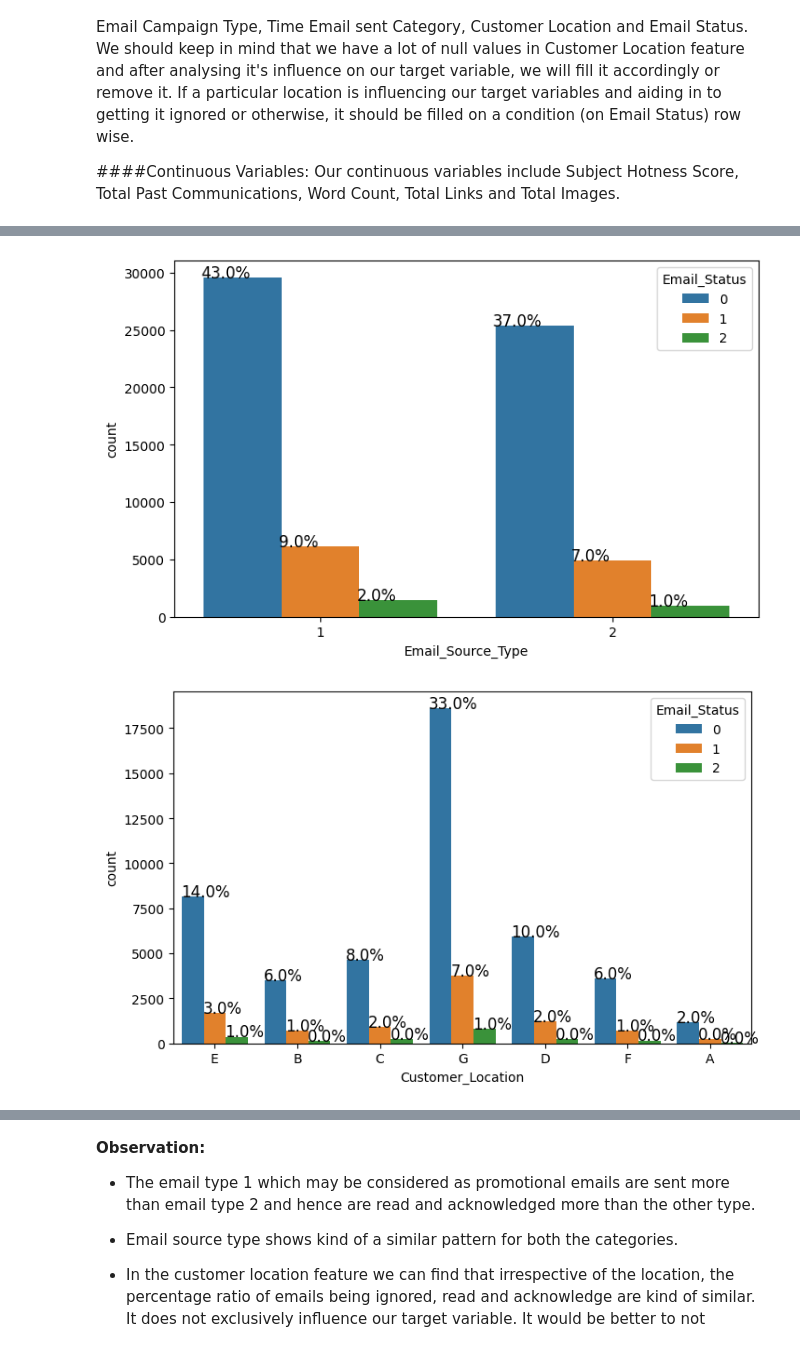
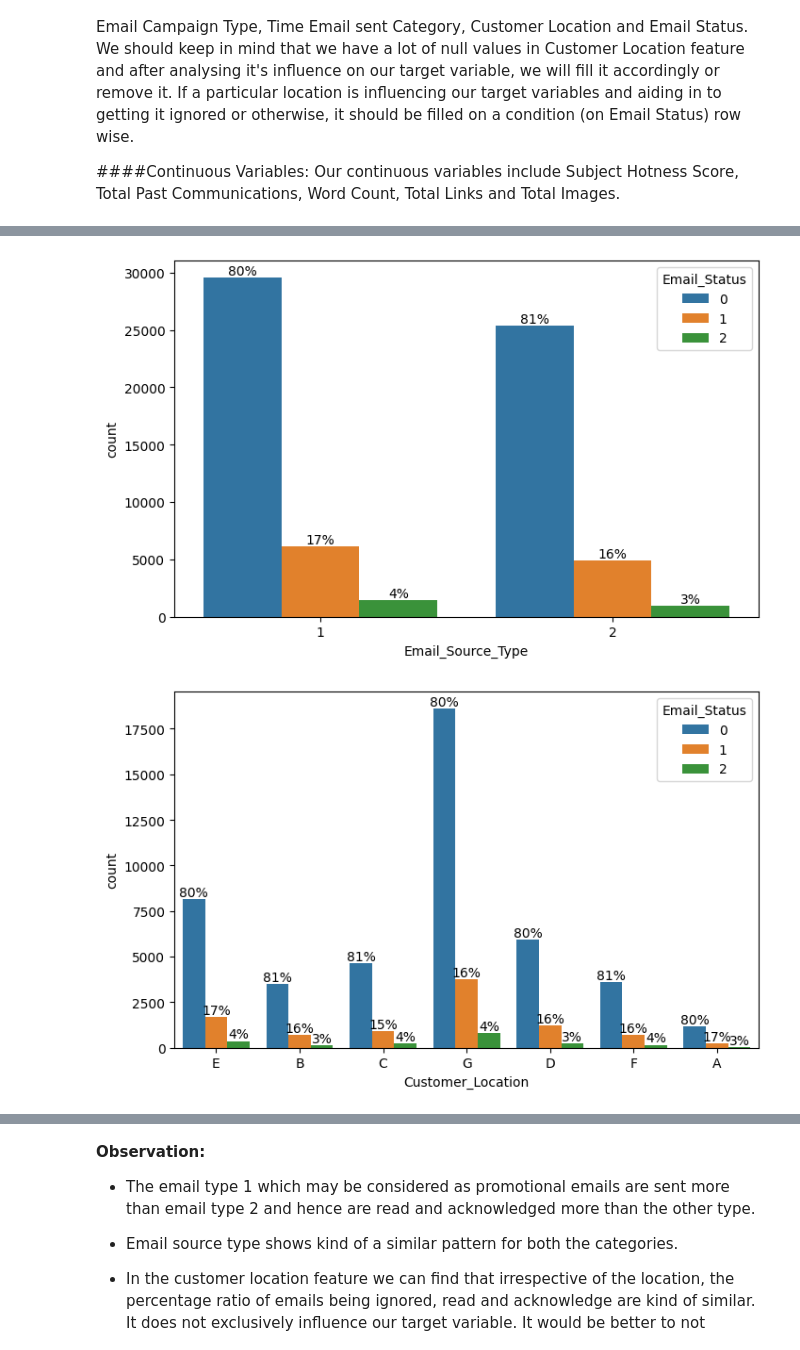
Before and after one commit to vithika-karan/Email-Campaign-Effectiveness-Prediction, a Jupyter notebook: Email_Campaign_Effectiveness_Prediction_Vithika_Karan.ipynb, the cells around one changed output, grey strips where cells are left out. Drawn from its saved outputs; the diff is of its cells as text; code cells hidden in the pictures.

```diff
--- a/Email_Campaign_Effectiveness_Prediction_Vithika_Karan.ipynb
+++ b/Email_Campaign_Effectiveness_Prediction_Vithika_Karan.ipynb
@@ -187,14 +188,17 @@ Target_var = ['Email_Status']
 
 for i,value in enumerate(categorical_variables):
   ax = sns.countplot(x=df_orig[value], hue=df_orig[Target_var[0]])
-  totals = []
-  for i in ax.patches:
-      totals.append(i.get_height())
-
-  total = sum(totals)
-
-  for i in ax.patches:
-      ax.text(i.get_x() - .01, i.get_height() + .5, \
-            str(round((i.get_height()/total)*100, 0))+'%', fontsize=12)
+  unique = len([x for x in df_orig[value].unique() if x==x])
+  bars = ax.patches
+  for i in range(unique):
+      catbars=bars[i:][::unique]
+      #get height
+      total = sum([x.get_height() for x in catbars])
+      #print percentage
+      for bar in catbars:
+        ax.text(bar.get_x()+bar.get_width()/2.,
+                    bar.get_height(),
+                    f'{bar.get_height()/total:.0%}',
+                    ha="center",va="bottom")
   plt.show()
 # %% [output]
@@ -202,2 +206,2 @@ for i,value in enumerate(categorical_variables):
-[figure, old version]
+[figure, new version]
-[figure, old version]
+[figure, new version]
```
Also changed, not shown: parts of 57 cells of this notebook.
